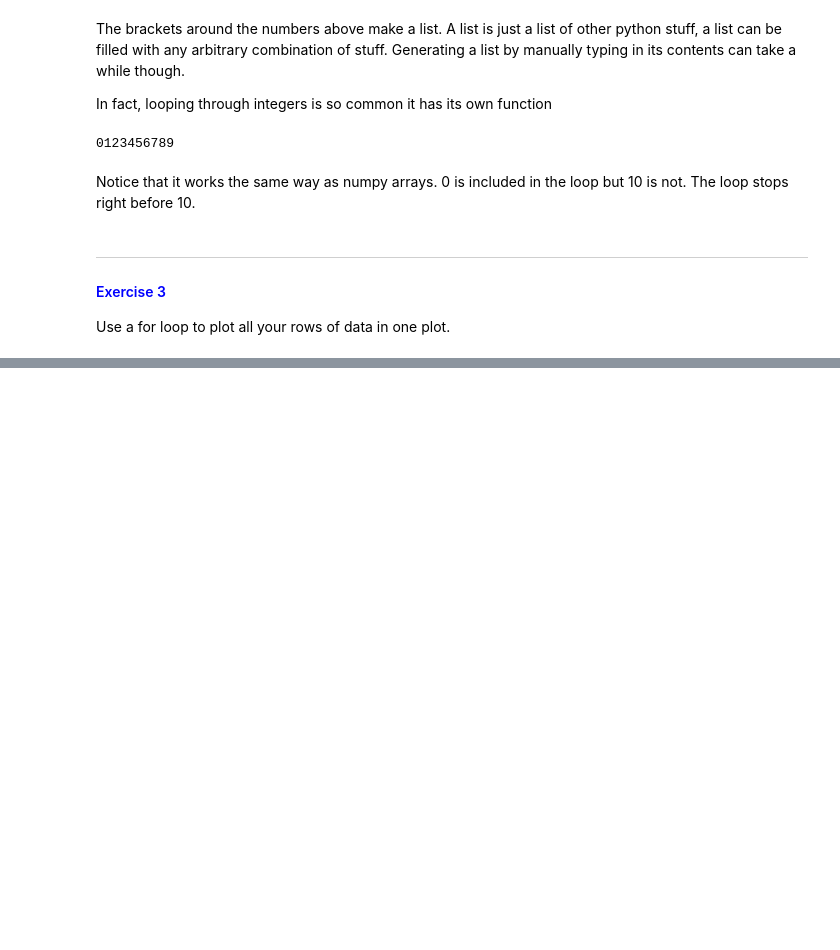
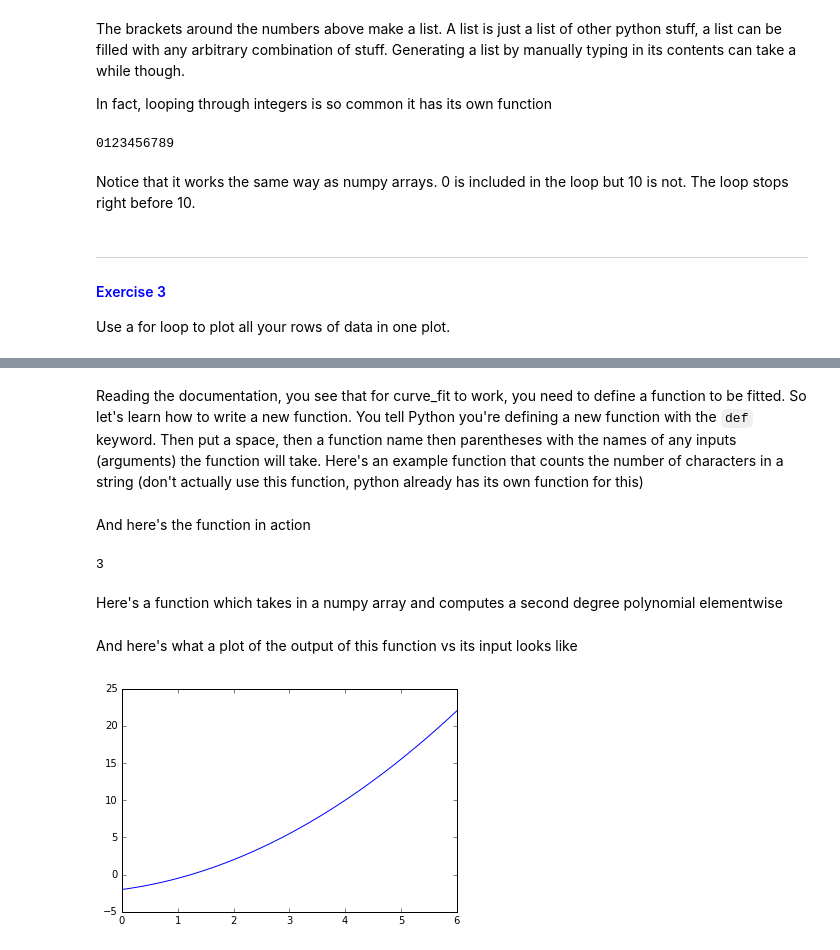
Before and after one commit to nicholas-sherer/Python-Workshop-Materials, a Jupyter notebook: Learning Programming by Analyzing E. Coli Growth.ipynb, the cells around one changed output, grey strips where cells are left out. Drawn from its saved outputs; the diff is of its cells as text; code cells hidden in the pictures; blank space fills up the shorter version.

```diff
--- a/Learning Programming by Analyzing E. Coli Growth.ipynb
+++ b/Learning Programming by Analyzing E. Coli Growth.ipynb
@@ -288,0 +323,2 @@ def windowedLineFit(x,y,start,stop):
+# %% [markdown]
+Reading the documentation, you see that for curve_fit to work, you need to define a function to be fitted. So let's learn how to write a new function. You tell Python you're defining a new function with the <code>def</code> keyword. Then put a space, then a function name then parentheses with the names of any inputs (arguments) the function will take. Here's an example function that counts the number of characters in a string (don't actually use this function, python already has its own function for this)
@@ -288,0 +331,19 @@ def windowedLineFit(x,y,start,stop):
+# %% [markdown]
+And here's the function in action
+# %%
+print(string_length('cat'))
+# %% [output]
+3
+# %% [markdown]
+Here's a function which takes in a numpy array and computes a second degree polynomial elementwise
+# %%
+def second_order_polynomial(x, a, b, c):
+    return a*x**2 + b*x + c
+# %% [markdown]
+And here's what a plot of the output of this function vs its input looks like
+# %%
+x = np.linspace(0,6)
+y = second_order_polynomial(x, .5, 1, -2)
+plt.plot(x,y);
+# %% [output]
+[figure, added]
```
Also changed, not shown: parts of 23 cells of this notebook.
